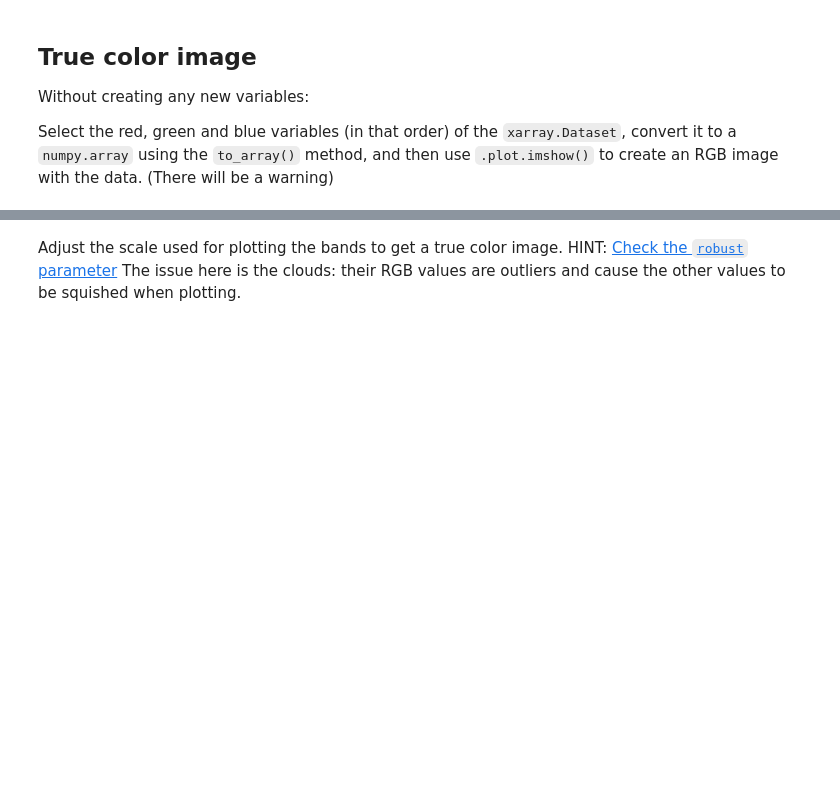
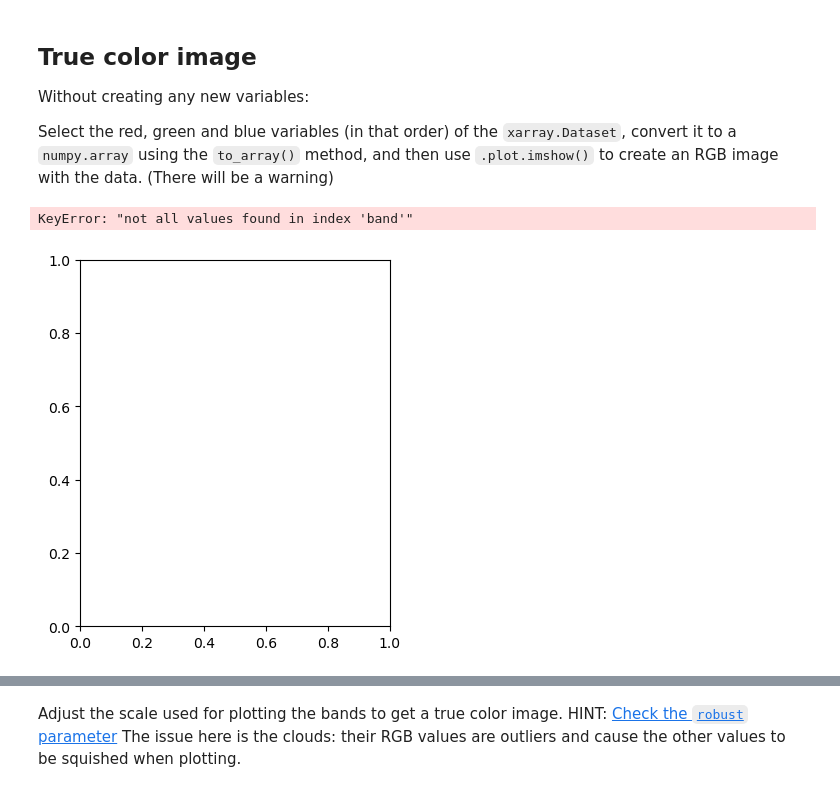
Before and after one commit to saingersoll/eds220-hwk-4, a Jupyter notebook: hwk4-task2-false-color.ipynb, the cells around one changed output, grey strips where cells are left out. Saved outputs shown, nothing was run; the diff lists cells and outputs as text; code cells hidden in the pictures; blank space fills up the shorter version.

```diff
--- a/hwk4-task2-false-color.ipynb
+++ b/hwk4-task2-false-color.ipynb
@@ -189,3 +178,22 @@ Comment appropriately.
 Without creating any new variables:
 
 Select the red, green and blue variables (in that order) of the `xarray.Dataset`, convert it to a `numpy.array` using the `to_array()` method, and then use `.plot.imshow()` to create an RGB image with the data. (There will be a warning)
+# %%
+size = 6
+aspect = landsat.rio.width/landsat.rio.height
+
+landsat_array = landsat[['red','green','blue']].to_array()
+
+# display the dimensions of the data frame, here we can see the array has 4 dimensions, but needs 2 to remove variable
+# %%
+# Plotting true color landsat
+size = 4
+aspect = landsat.rio.width/landsat.rio.height
+fig, ax = plt.subplots()
+fig.set_size_inches((size, size*aspect))
+
+#landsat_array.plot.imshow()
+landsat_array.sel(band = [1,2,3]).plot.imshow(size = size, aspect = aspect)
+# %% [output]
+KeyError: "not all values found in index 'band'"
+[figure, added]
```
Also changed, not shown: parts of 9 cells of this notebook, 1 other file.
